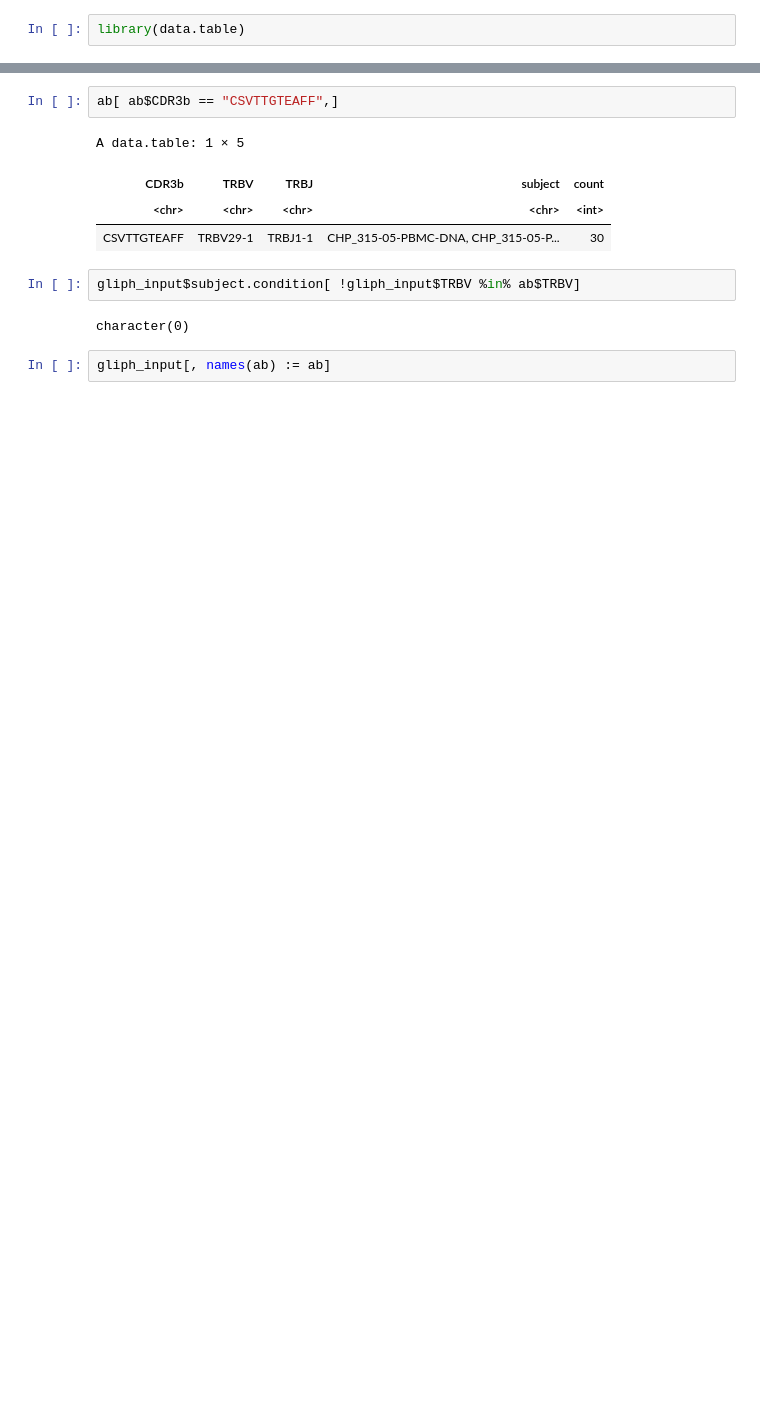
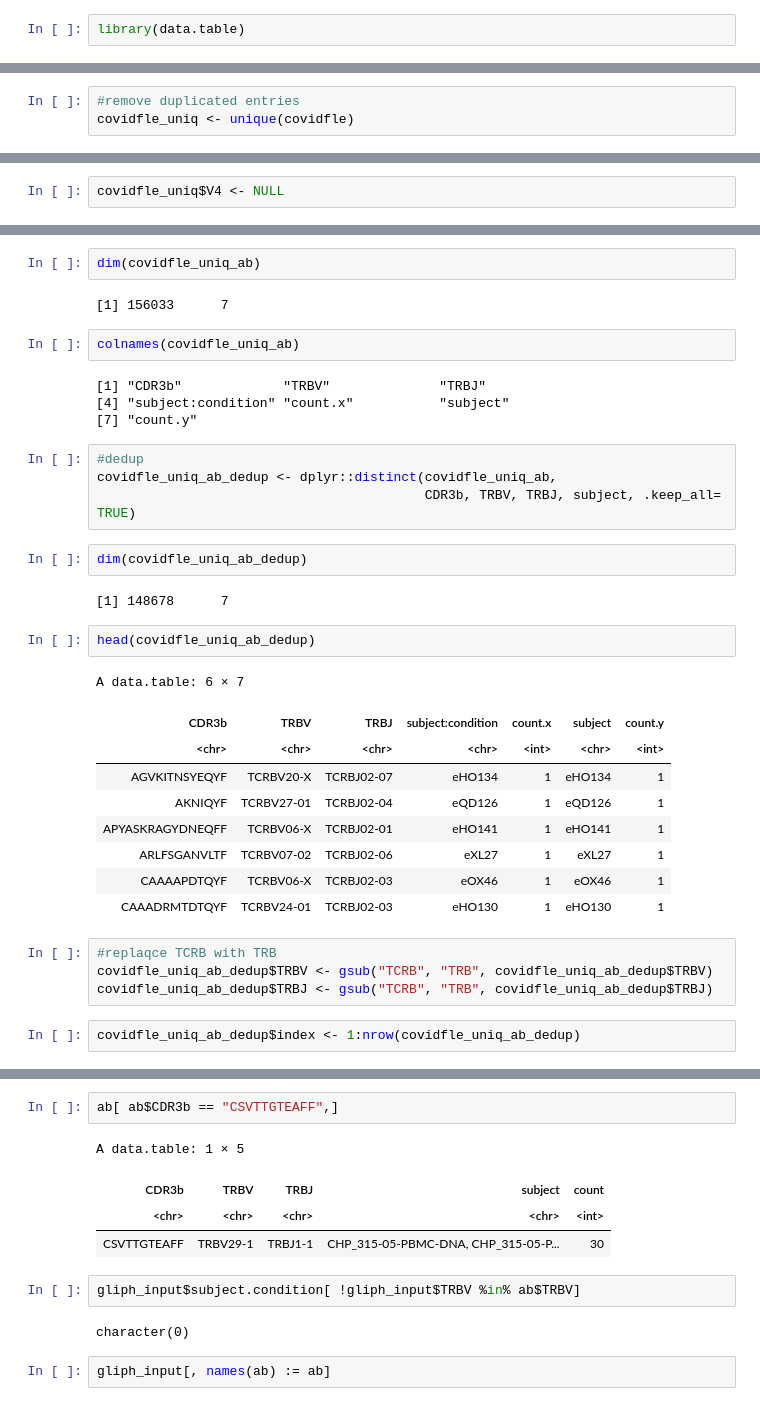
Before and after one commit to pughlab/ped_CapTCRseq, a Jupyter notebook: notebooks/000_GLIPH.ipynb, the cells around one changed output, grey strips where cells are left out. Cells and saved outputs as stored; diff of their text form; blank space fills up the shorter version.

```diff
--- a/notebooks/000_GLIPH.ipynb
+++ b/notebooks/000_GLIPH.ipynb
@@ -132,0 +156,3 @@ A data.table: 2689 × 5
+# %%
+#remove duplicated entries
+covidfle_uniq <- unique(covidfle)
@@ -132,0 +163,2 @@ A data.table: 2689 × 5
+# %%
+covidfle_uniq$V4 <- NULL
@@ -132,0 +193,36 @@ A data.table: 2689 × 5
+# %%
+dim(covidfle_uniq_ab)
+# %% [output]
+[1] 156033      7
+# %%
+colnames(covidfle_uniq_ab)
+# %% [output]
+[1] "CDR3b"             "TRBV"              "TRBJ"
+[4] "subject:condition" "count.x"           "subject"
+[7] "count.y"
+# %%
+#dedup
+covidfle_uniq_ab_dedup <- dplyr::distinct(covidfle_uniq_ab,
+                                          CDR3b, TRBV, TRBJ, subject, .keep_all= TRUE)
+# %%
+dim(covidfle_uniq_ab_dedup)
+# %% [output]
+[1] 148678      7
+# %%
+head(covidfle_uniq_ab_dedup)
+# %% [output]
+A data.table: 6 × 7
+| CDR3b | TRBV | TRBJ | subject:condition | count.x | subject | count.y |
+| <chr> | <chr> | <chr> | <chr> | <int> | <chr> | <int> |
+| AGVKITNSYEQYF | TCRBV20-X | TCRBJ02-07 | eHO134 | 1 | eHO134 | 1 |
+| AKNIQYF | TCRBV27-01 | TCRBJ02-04 | eQD126 | 1 | eQD126 | 1 |
+| APYASKRAGYDNEQFF | TCRBV06-X | TCRBJ02-01 | eHO141 | 1 | eHO141 | 1 |
+| ARLFSGANVLTF | TCRBV07-02 | TCRBJ02-06 | eXL27 | 1 | eXL27 | 1 |
+| CAAAAPDTQYF | TCRBV06-X | TCRBJ02-03 | eOX46 | 1 | eOX46 | 1 |
+| CAAADRMTDTQYF | TCRBV24-01 | TCRBJ02-03 | eHO130 | 1 | eHO130 | 1 |
+# %%
+#replaqce TCRB with TRB
+covidfle_uniq_ab_dedup$TRBV <- gsub("TCRB", "TRB", covidfle_uniq_ab_dedup$TRBV)
+covidfle_uniq_ab_dedup$TRBJ <- gsub("TCRB", "TRB", covidfle_uniq_ab_dedup$TRBJ)
+# %%
+covidfle_uniq_ab_dedup$index <- 1:nrow(covidfle_uniq_ab_dedup)
```
Also changed, not shown: parts of 51 cells of this notebook.
